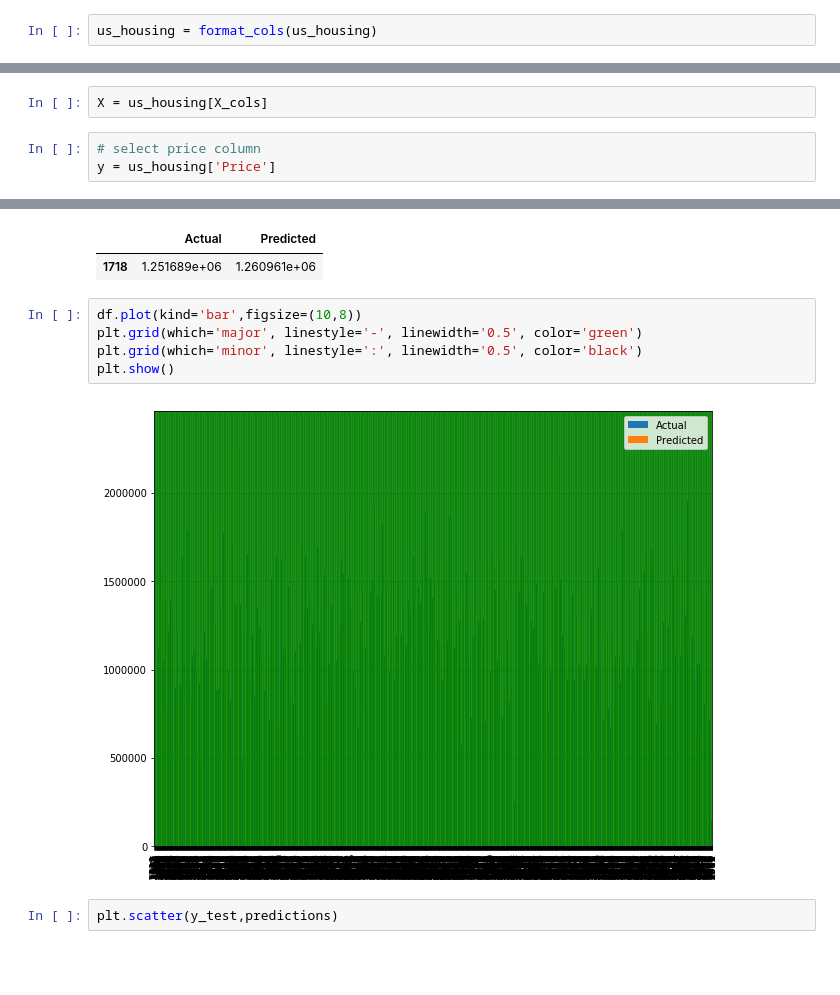
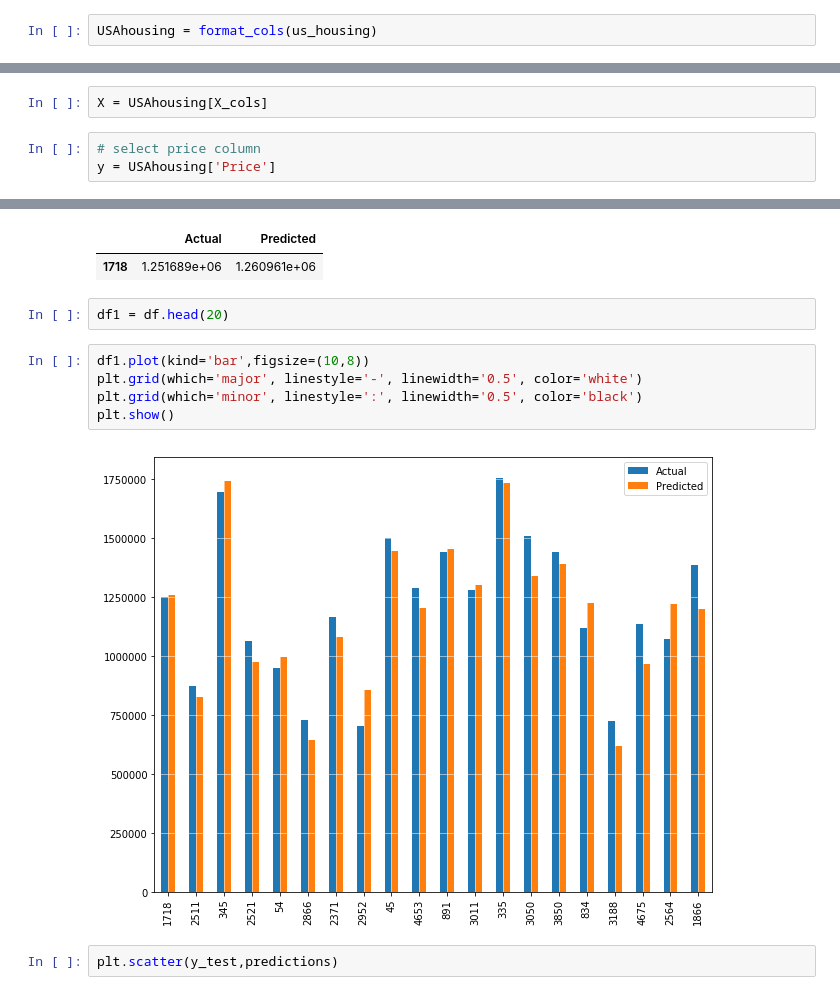
Before and after one commit to ironhacksao-datateam/june2019-ft, a Jupyter notebook: week_5/Regressão Linear/Regressao linear com Python.ipynb, the cells around one changed output, grey strips where cells are left out. Cells and saved outputs as stored; diff of their text form; blank space fills up the shorter version.

```diff
--- a/week_5/Regressão Linear/Regressao linear com Python.ipynb
+++ b/week_5/Regressão Linear/Regressao linear com Python.ipynb
@@ -43,5 +43,5 @@ def format_cols(df):
     df.columns = col_names
     return(df)
 # %%
-us_housing = format_cols(us_housing)
+USAhousing = format_cols(us_housing)
 # %%
@@ -111,10 +111,10 @@ Vamos agora começar a treinar o modelo de regressão. Precisamos primeiro divid
 # select feature columns
 X_cols = ['AvgAreaIncome', 'AvgAreaHouseAge', 'AvgAreaNumberRooms', 'AvgAreaNumberBedrooms', 'AreaPopulation']
 # %%
-X = us_housing[X_cols]
+X = USAhousing[X_cols]
 # %%
 # select price column
-y = us_housing['Price']
+y = USAhousing['Price']
 # %% [markdown]
 ## Split de treino
 
@@ -228,13 +228,15 @@ df.head(1)
 # %% [output]
 |  | Actual | Predicted |
 | 1718 | 1.251689e+06 | 1.260961e+06 |
+# %%
+df1 = df.head(20)
 # %%
-df.plot(kind='bar',figsize=(10,8))
-plt.grid(which='major', linestyle='-', linewidth='0.5', color='green')
+df1.plot(kind='bar',figsize=(10,8))
+plt.grid(which='major', linestyle='-', linewidth='0.5', color='white')
 plt.grid(which='minor', linestyle=':', linewidth='0.5', color='black')
 plt.show()
 # %% [output]
-[figure, old version]
+[figure, new version]
 # %%
 plt.scatter(y_test,predictions)
 # %% [output]
```
Also changed, not shown: parts of 7 cells of this notebook, 8 other files.
